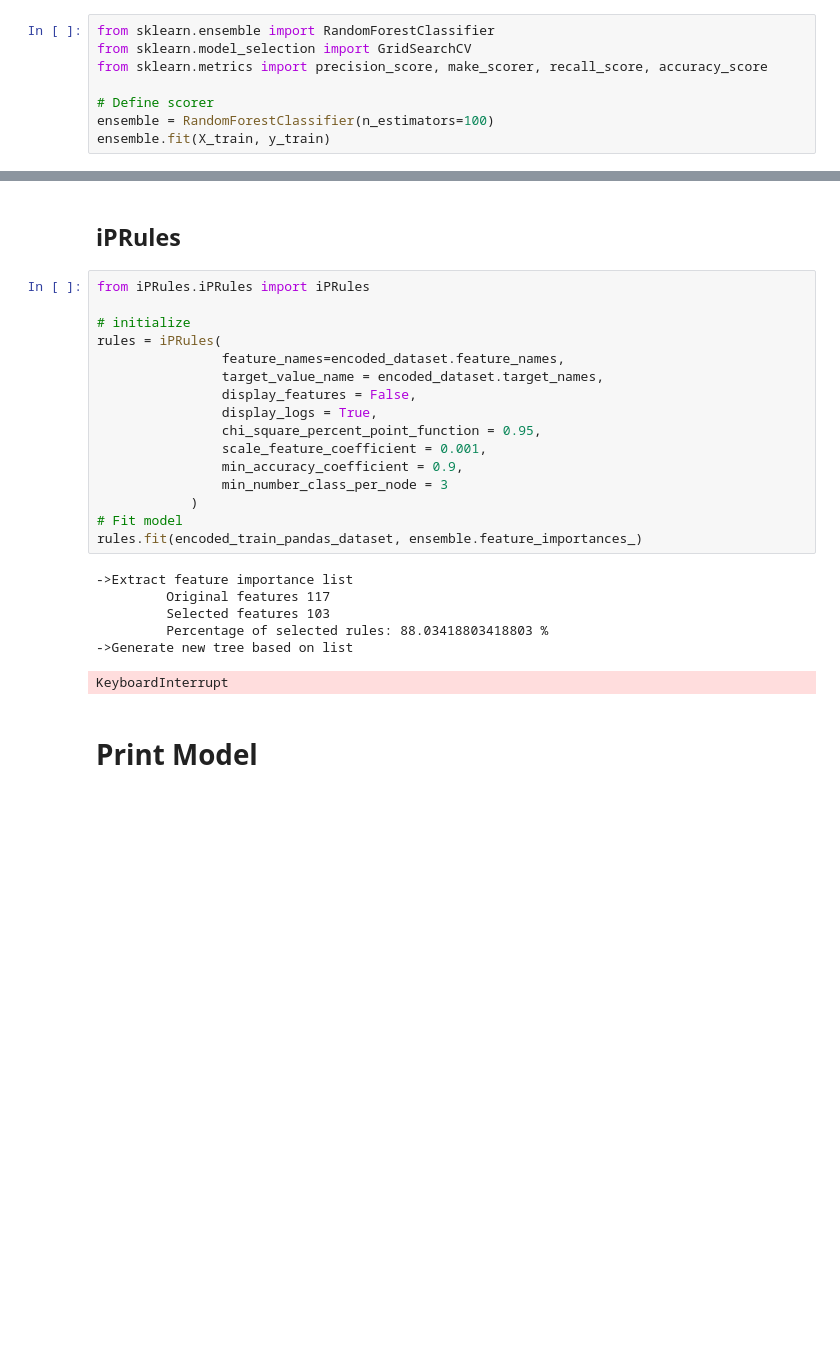
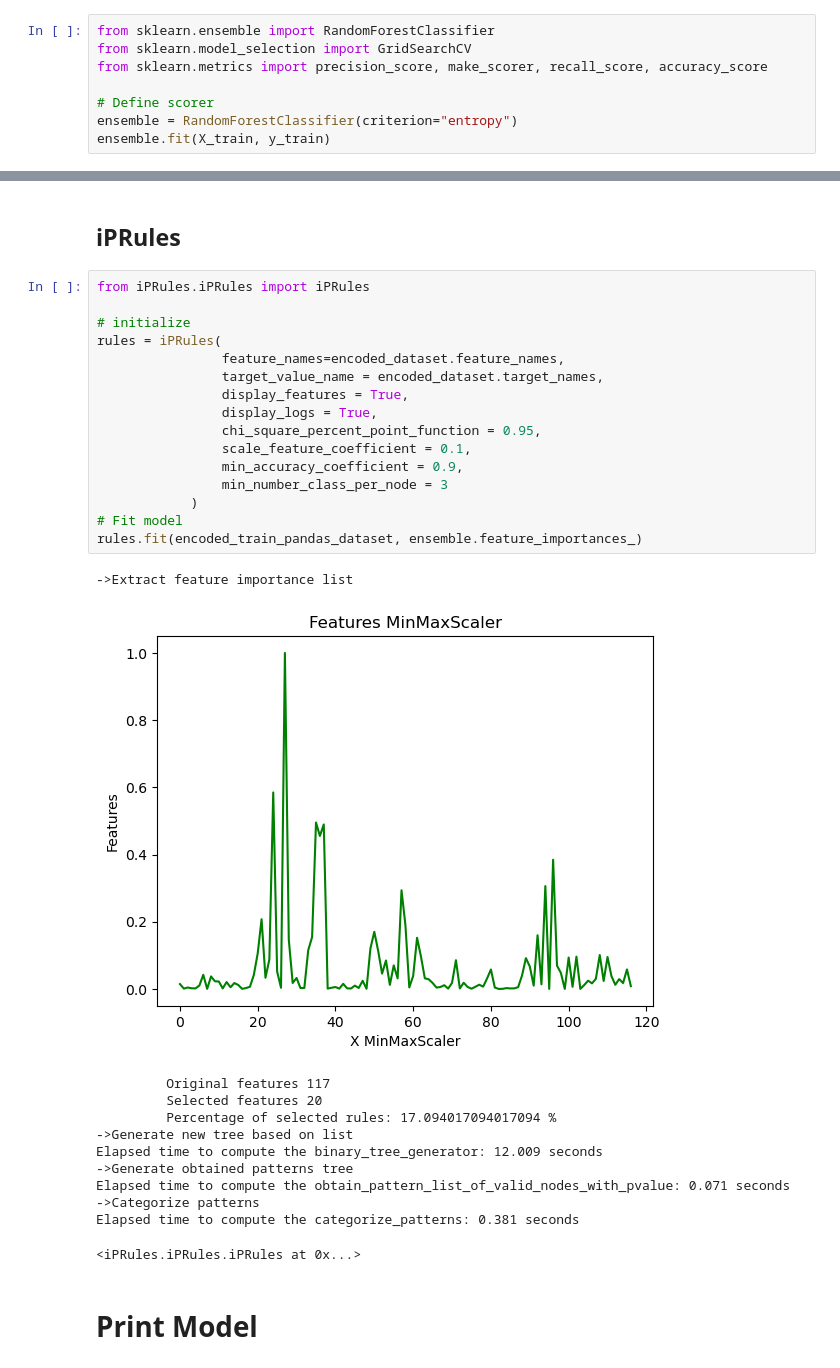
Before and after one commit to marioopv/iPRules, a Jupyter notebook: notebooks/IPRules/mushrooms/iPRules_simple_example.ipynb, the cells around one changed output, grey strips where cells are left out. Saved outputs shown, nothing was run; the diff lists cells and outputs as text; blank space fills up the shorter version.

```diff
--- a/notebooks/IPRules/mushrooms/iPRules_simple_example.ipynb
+++ b/notebooks/IPRules/mushrooms/iPRules_simple_example.ipynb
@@ -118,6 +118,6 @@ from sklearn.model_selection import GridSearchCV
 from sklearn.metrics import precision_score, make_scorer, recall_score, accuracy_score
 
 # Define scorer
-ensemble = RandomForestClassifier(n_estimators=100)
+ensemble = RandomForestClassifier(criterion="entropy")
 ensemble.fit(X_train, y_train)
 # %% [output]
@@ -127,26 +127,32 @@ RandomForestClassifier()
 # %%
 from iPRules.iPRules import iPRules
 
 # initialize
 rules = iPRules(
                 feature_names=encoded_dataset.feature_names,
                 target_value_name = encoded_dataset.target_names,
-                display_features = False,
+                display_features = True,
                 display_logs = True,
                 chi_square_percent_point_function = 0.95,
-                scale_feature_coefficient = 0.001,
+                scale_feature_coefficient = 0.1,
                 min_accuracy_coefficient = 0.9,
                 min_number_class_per_node = 3
             )
 # Fit model
 rules.fit(encoded_train_pandas_dataset, ensemble.feature_importances_)
 # %% [output]
 ->Extract feature importance list
-         Original features 117
-         Selected features 103
-         Percentage of selected rules: 88.03418803418803 %
-->Generate new tree based on list
+[figure, added]
-KeyboardInterrupt
+         Original features 117
+         Selected features 20
+         Percentage of selected rules: 17.094017094017094 %
+->Generate new tree based on list
+Elapsed time to compute the binary_tree_generator: 12.009 seconds
+->Generate obtained patterns tree
+Elapsed time to compute the obtain_pattern_list_of_valid_nodes_with_pvalue: 0.071 seconds
+->Categorize patterns
+Elapsed time to compute the categorize_patterns: 0.381 seconds
+<iPRules.iPRules.iPRules at 0x...>
 # %% [markdown]
 # Print Model
 # %%
```
Also changed, not shown: parts of 4 cells of this notebook, 9 other files.
